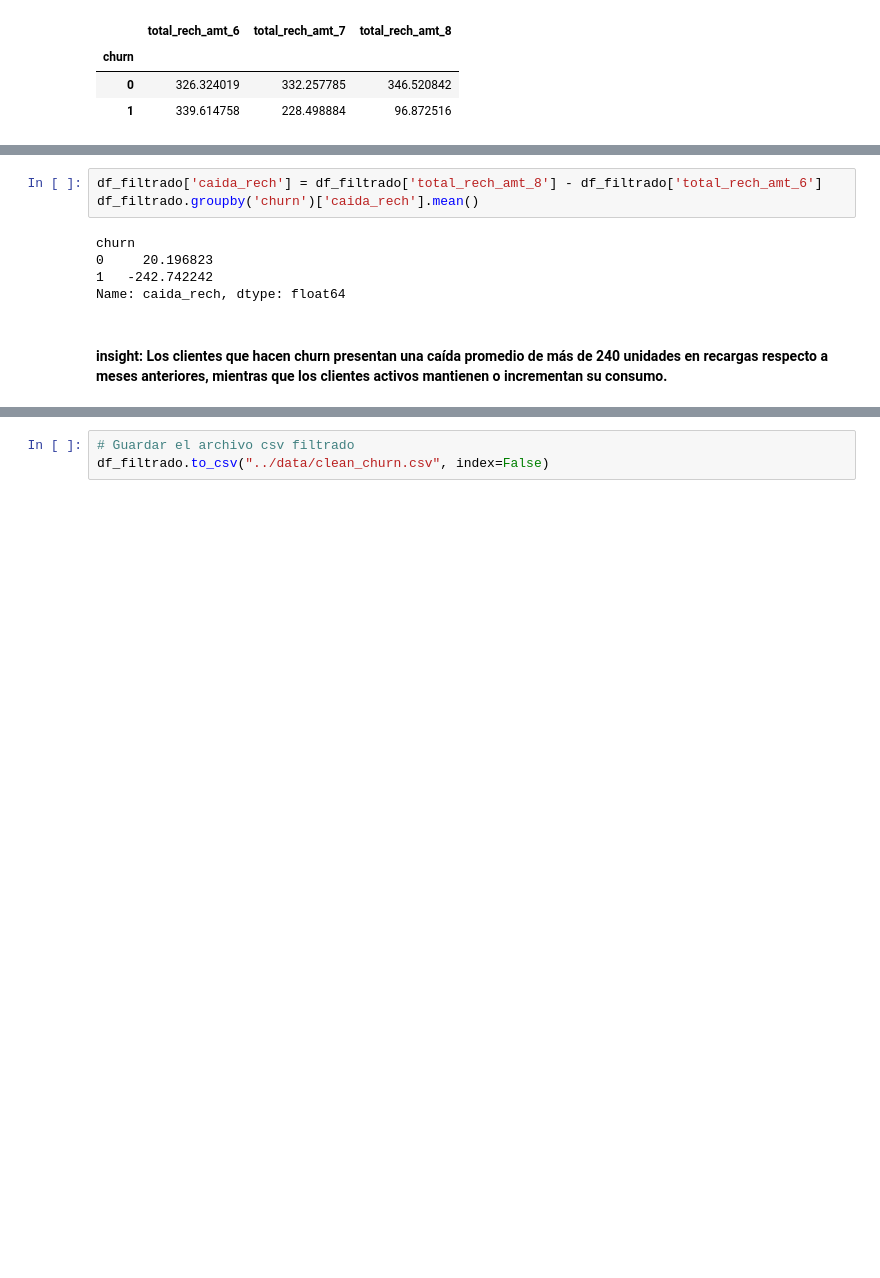
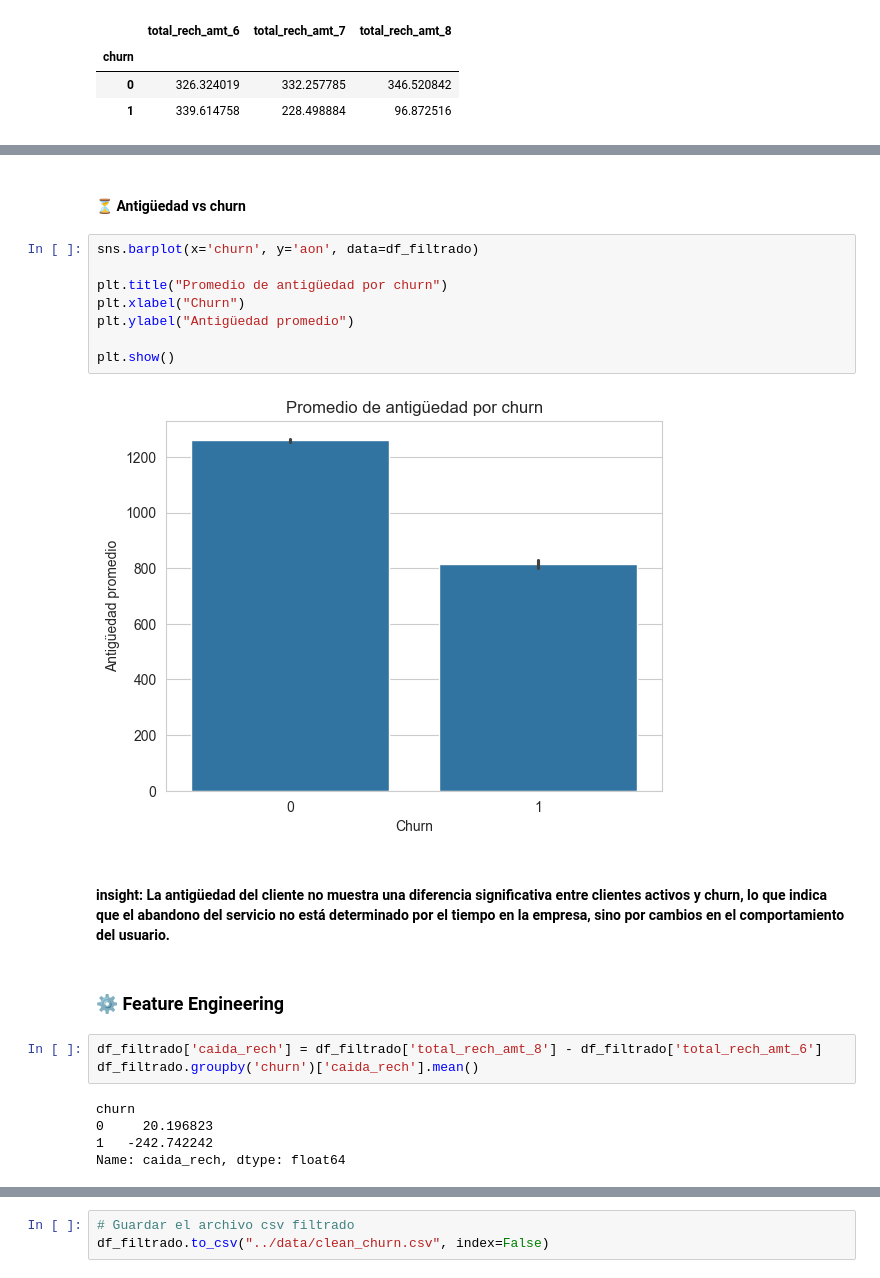
Before and after one commit to barvl/telecom-customer-churn-analysis, a Jupyter notebook: notebook/analysis.ipynb, the cells around one changed output, grey strips where cells are left out. Cells and saved outputs as stored; diff of their text form; blank space fills up the shorter version.

```diff
--- a/notebook/analysis.ipynb
+++ b/notebook/analysis.ipynb
@@ -191,3 +299,19 @@ df_filtrado.groupby('churn')[[
+# %% [markdown]
+#### ⏳ Antigüedad vs churn
+# %%
+sns.barplot(x='churn', y='aon', data=df_filtrado)
+
+plt.title("Promedio de antigüedad por churn")
+plt.xlabel("Churn")
+plt.ylabel("Antigüedad promedio")
+
+plt.show()
+# %% [output]
+[figure, added]
+# %% [markdown]
+#### **insight:** La antigüedad del cliente no muestra una diferencia significativa entre clientes activos y churn, lo que indica que el abandono del servicio no está determinado por el tiempo en la empresa, sino por cambios en el comportamiento del usuario.
+# %% [markdown]
+### ⚙️ Feature Engineering
 # %%
 df_filtrado['caida_rech'] = df_filtrado['total_rech_amt_8'] - df_filtrado['total_rech_amt_6']
 df_filtrado.groupby('churn')['caida_rech'].mean()
@@ -196,5 +320,3 @@ churn
 0     20.196823
 1   -242.742242
 Name: caida_rech, dtype: float64
-# %% [markdown]
-#### **insight:** Los clientes que hacen churn presentan una caída promedio de más de 240 unidades en recargas respecto a meses anteriores, mientras que los clientes activos mantienen o incrementan su consumo.
```
Also changed, not shown: parts of 38 cells of this notebook.
